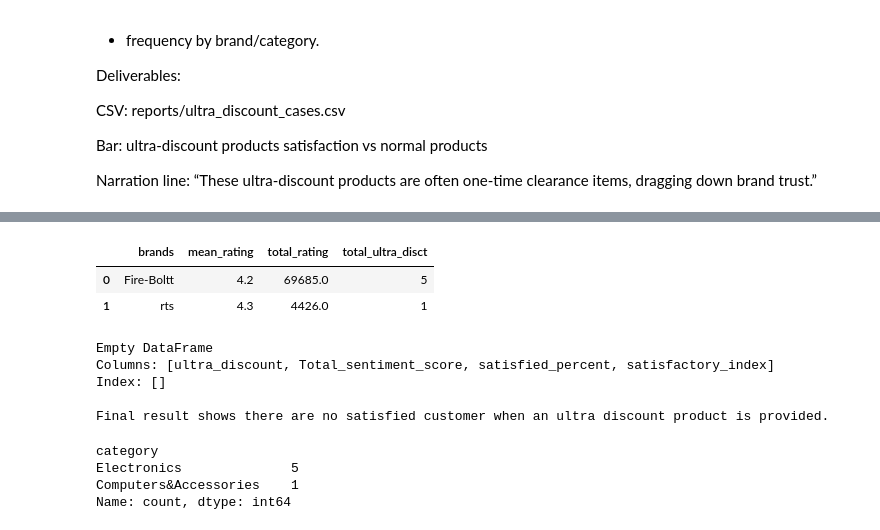
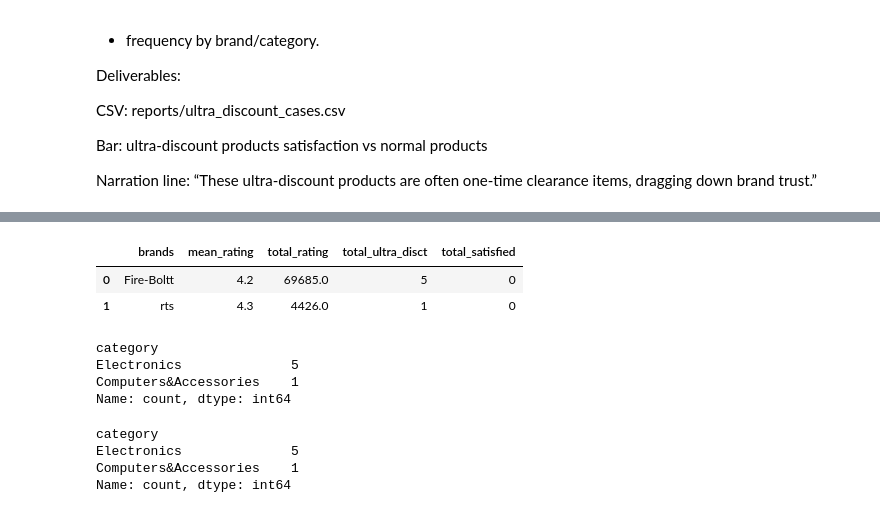
Before and after one commit to CKohwo/Ecommerce-strategy-blueprint, a Jupyter notebook: notebooks/03_exploratory_ data_analysis.ipynb, the cells around one changed output, grey strips where cells are left out. Drawn from its saved outputs; the diff is of its cells as text; code cells hidden in the pictures.

```diff
--- a/notebooks/03_exploratory_ data_analysis.ipynb
+++ b/notebooks/03_exploratory_ data_analysis.ipynb
@@ -521,36 +583,24 @@ ultra_discnt
 # %%
 # Average ratings & ratings distribution of ultra_discount across brands
-avg_rating = (ultra_discnt.groupby("brands")
+ultra_disc_summary = (ultra_discnt.groupby("brands")
             .agg(mean_rating =("rating", "mean"), total_rating =("rating_count", "sum"),
-                total_ultra_disct = ("ultra_discount", "count"))
+                total_ultra_disct = ("ultra_discount", "count"),total_satisfied=("sentiment_value", lambda x: (x == 1).sum()))
             .sort_values("total_ultra_disct", ascending = False).reset_index()
 )
-avg_rating
+
+ultra_disc_summary
 # %% [output]
-|  | brands | mean_rating | total_rating | total_ultra_disct |
-| 0 | Fire-Boltt | 4.2 | 69685.0 | 5 |
-| 1 | rts | 4.3 | 4426.0 | 1 |
+|  | brands | mean_rating | total_rating | total_ultra_disct | total_satisfied |
+| 0 | Fire-Boltt | 4.2 | 69685.0 | 5 | 0 |
+| 1 | rts | 4.3 | 4426.0 | 1 | 0 |
-# %%
-ultra_sent = (ultra_discnt.groupby("ultra_discount")
-                  .agg(Total_sentiment_score=("sentiment_value", "count"),
-                        satisfied_percent =("sentiment_value", lambda x: (x == 1).mean() * 100))
-                  .query("Total_sentiment_score >= 10")
-)
-
-# Satisfaction index metric for ultra_discount
-ultra_sent["satisfactory_index"] = ultra_sent["satisfied_percent"]* np.log1p(ultra_sent["Total_sentiment_score"])
-satisfaction_index = ultra_sent.sort_values("satisfactory_index", ascending=False).reset_index()
-
-print(satisfaction_index)
-# Final result shows no satisfied customer in the
-print("")
-print("Final result shows there are no satisfied customer when an ultra discount product is provided.")
-# %% [output]
-Empty DataFrame
-Columns: [ultra_discount, Total_sentiment_score, satisfied_percent, satisfactory_index]
-Index: []
-
-Final result shows there are no satisfied customer when an ultra discount product is provided.
+# %%
+brands_frequency = ultra_discnt["category"].value_counts()
+brands_frequency
+# %% [output]
+category
+Electronics              5
+Computers&Accessories    1
+Name: count, dtype: int64
 # %%
 category_frequency = ultra_discnt["category"].value_counts()
 category_frequency
```
Also changed, not shown: parts of 21 cells of this notebook, 2 other files.
